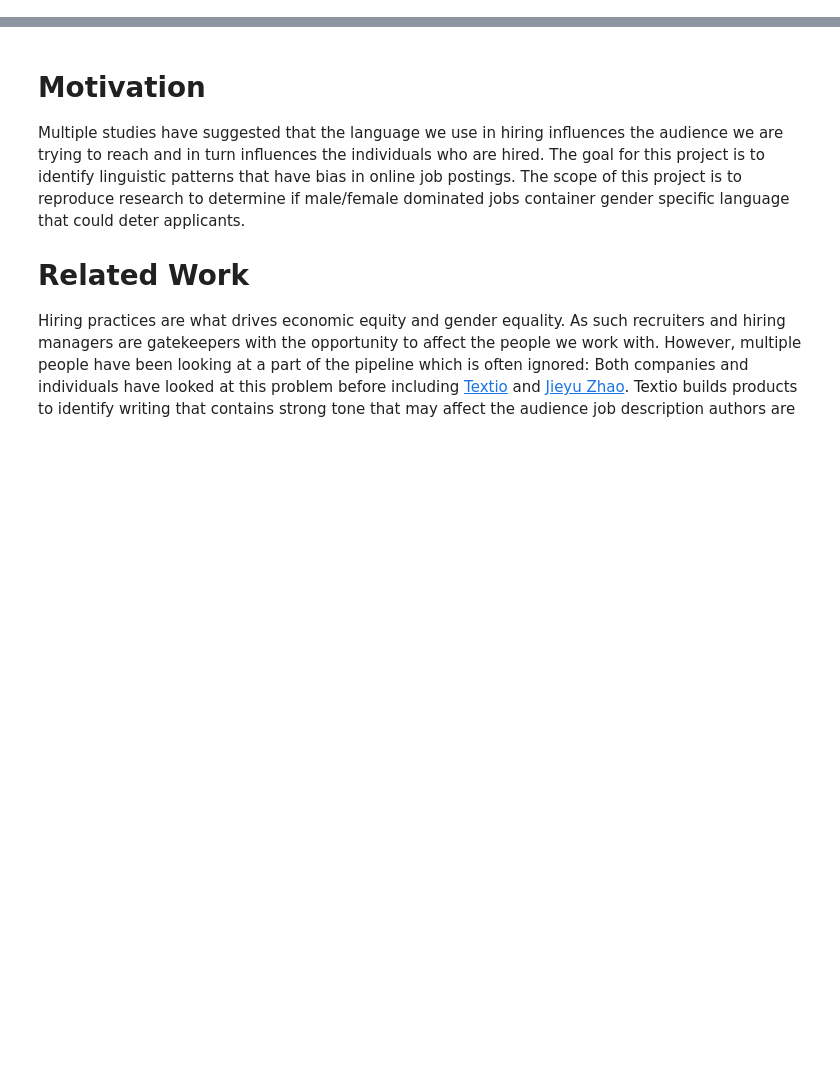
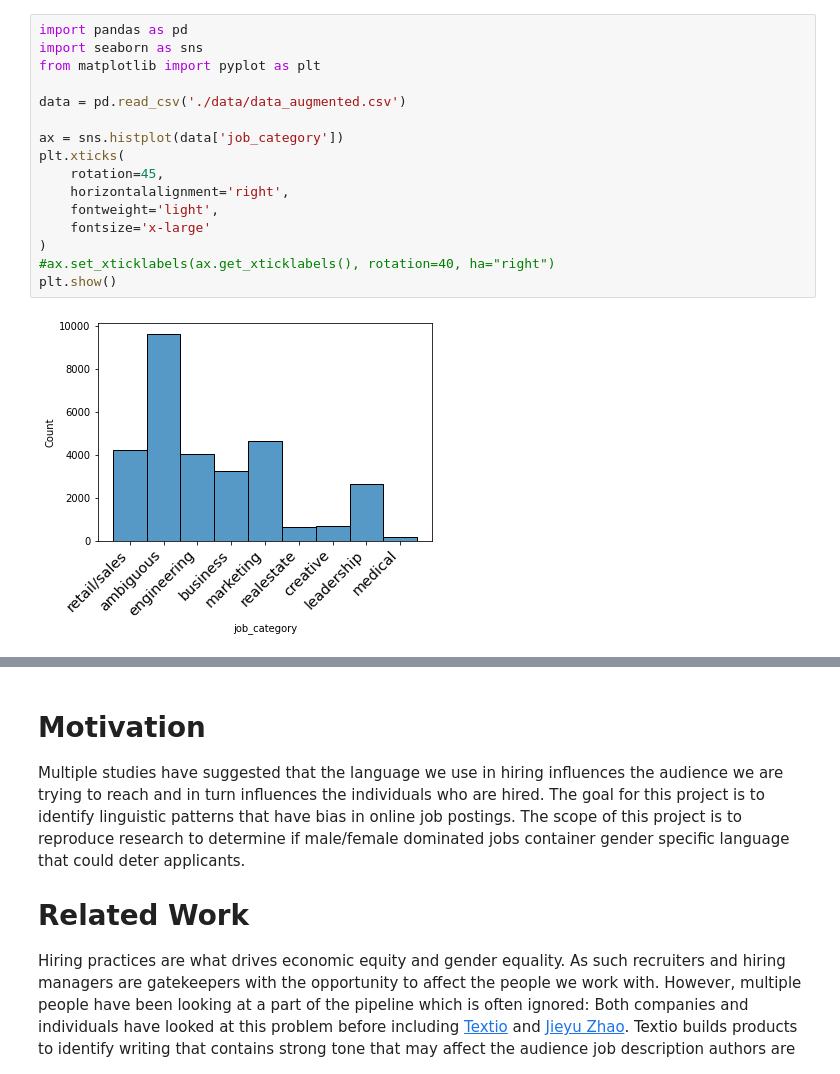
Before and after one commit to JFrei86/data-512-final, a Jupyter notebook: final.ipynb, the cells around one changed output, grey strips where cells are left out. Cells and saved outputs as stored; diff of their text form; blank space fills up the shorter version.

```diff
--- a/final.ipynb
+++ b/final.ipynb
@@ -0,0 +1,18 @@
+# %%
+import pandas as pd
+import seaborn as sns
+from matplotlib import pyplot as plt
+
+data = pd.read_csv('./data/data_augmented.csv')
+
+ax = sns.histplot(data['job_category'])
+plt.xticks(
+    rotation=45,
+    horizontalalignment='right',
+    fontweight='light',
+    fontsize='x-large'
+)
+#ax.set_xticklabels(ax.get_xticklabels(), rotation=40, ha="right")
+plt.show()
+# %% [output]
+[figure, added]
```
Also changed, not shown: parts of 2 cells of this notebook, 6 other files.
